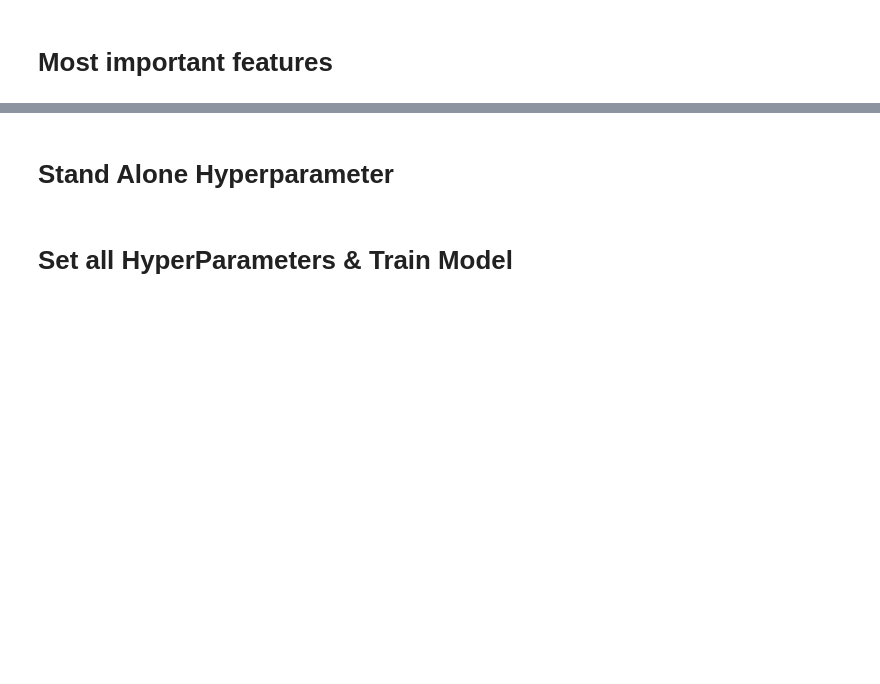
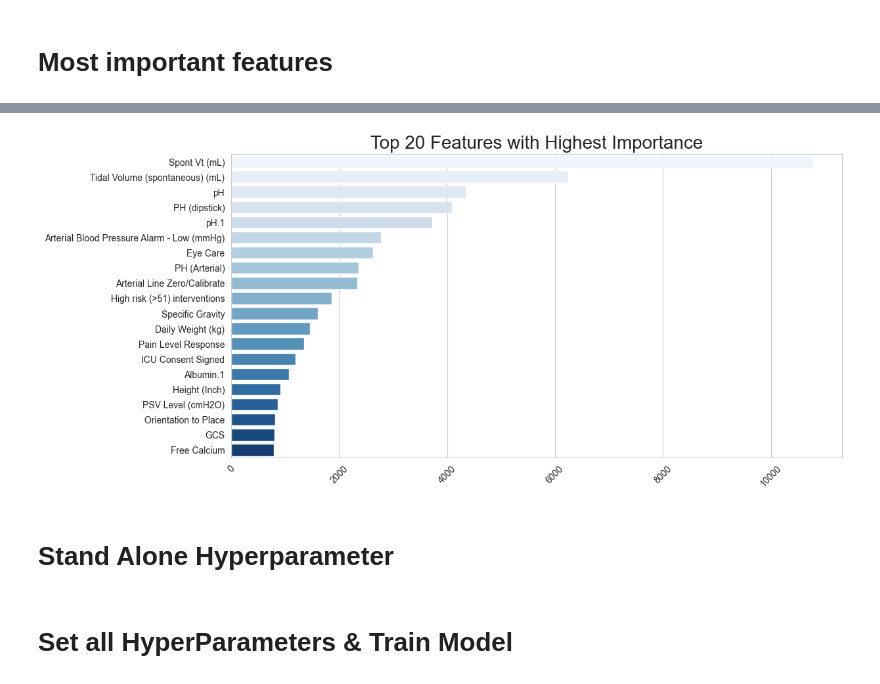
Before and after one commit to DimopDim/PhD, a Jupyter notebook: 05_Machine_Learning/01_XGBoost_los.ipynb, the cells around one changed output, grey strips where cells are left out. Cells and saved outputs as stored; diff of their text form; code cells hidden in the pictures; blank space fills up the shorter version.

```diff
--- a/05_Machine_Learning/01_XGBoost_los.ipynb
+++ b/05_Machine_Learning/01_XGBoost_los.ipynb
@@ -105,15 +139,18 @@ except ValueError:
 # Most important features
 # %%
 # Get feature importances
-feature_importance = model.feature_importances_
+most_important_df = model.feature_importances_
 
 # Create a DataFrame to store feature importances along with their corresponding names
-feature_importance_df = pd.DataFrame({'Feature': X_train.columns, 'Importance': feature_importance})
+most_important_df = pd.DataFrame({'Feature': X_train.columns, 'Importance': most_important_df})
 
 # Sort the DataFrame by feature importance in descending order
-feature_importance_df = feature_importance_df.sort_values(by='Importance', ascending=False)
+most_important_df = most_important_df.sort_values(by='Importance', ascending=False)
+
+# Scale the importance
+most_important_df['Importance'] *= 100000
 
 # Print the top N most important features
 top_n = 20  # set features number
 print(f"Top {top_n} most important features:")
-print(feature_importance_df.head(top_n))
+print(most_important_df.head(top_n))
@@ -120,3 +175,30 @@ print(feature_importance_df.head(top_n))
+# %%
+# Set seaborn style and remove gridlines
+sns.set_style("whitegrid")
+
+# Top 10 most important features
+top_10_features = most_important_df.head(20)
+
+# Plotting
+plt.figure(figsize=(12, 6))  # Reduce figure size
+plot = sns.barplot(x='Importance', y='Feature', data=top_10_features, hue='Feature', palette="Blues", legend=False)
+
+# Reduce font size slightly
+plt.xlabel('Importance', fontsize=18)
+plt.ylabel('Feature', fontsize=18)
+plt.title('Top 20 Features with Highest Importance', fontsize=20)
+
+# Rotate x-axis labels for readability
+plt.xticks(rotation=45)
+
+plt.ylabel('')
+plt.xlabel('')
+
+# Save the plot in high resolution
+plt.savefig('plots/top_20_most_important_features.jpeg', dpi=300)
+plt.show()
+# %% [output]
+[figure, added]
 # %% [markdown]
 # Stand Alone Hyperparameter
 # %%
```
Also changed, not shown: parts of 12 cells of this notebook.
